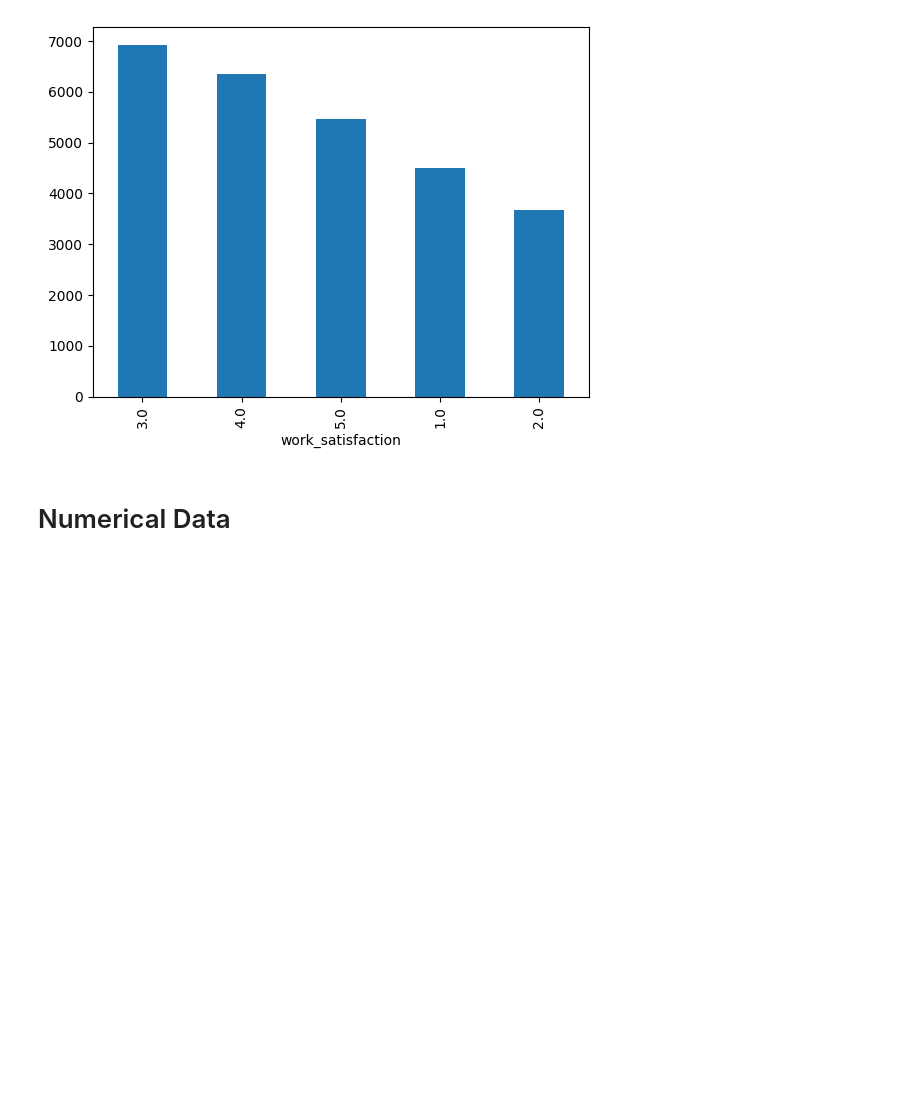
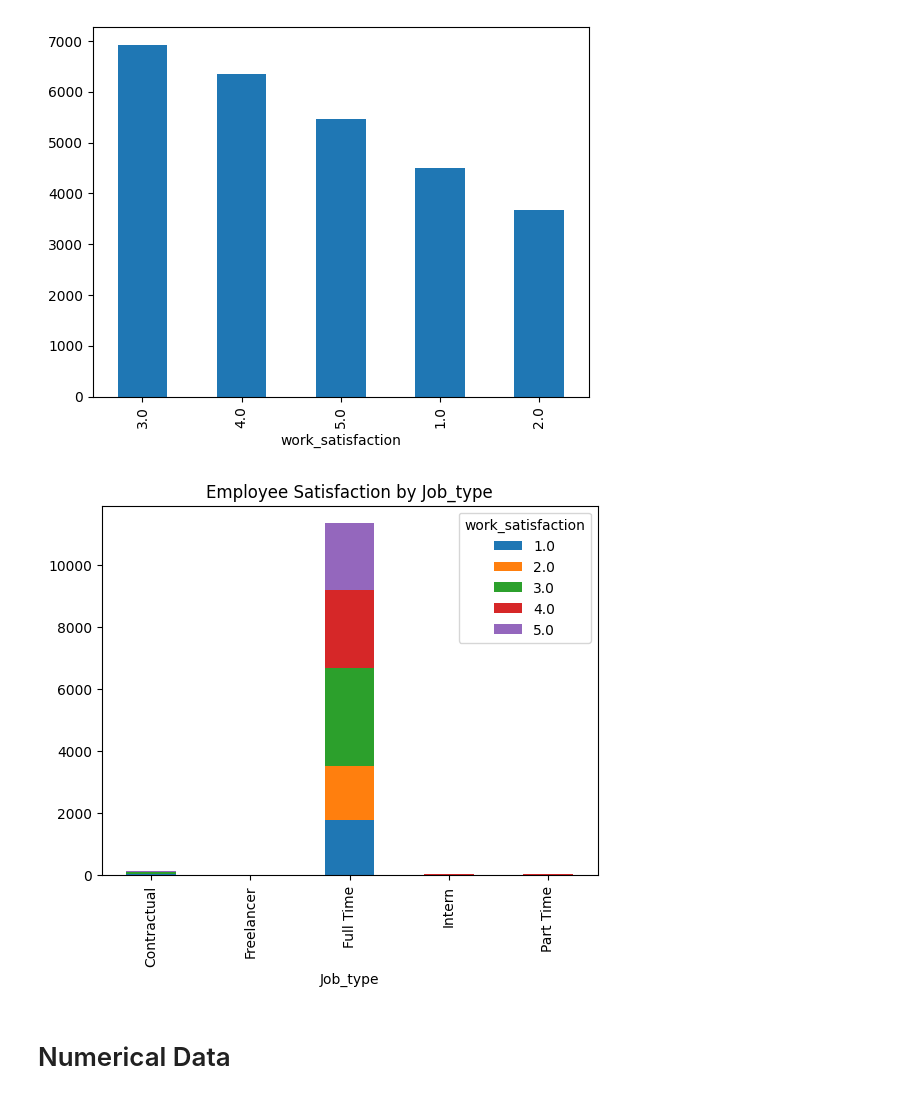
Before and after one commit to Soha85/Soha85, a Jupyter notebook: employees-satisfaction.ipynb, the cells around one changed output. Cells and saved outputs as stored; diff of their text form; code cells hidden in the pictures; blank space fills up the shorter version.

```diff
--- a/employees-satisfaction.ipynb
+++ b/employees-satisfaction.ipynb
@@ -107,3 +121,9 @@ df['work_satisfaction'].value_counts().plot.bar()
 # %% [output]
 <Axes: xlabel='work_satisfaction'>
 [figure]
+# %%
+pd.crosstab(df['Job_type'], df['work_satisfaction']).plot(kind='bar', stacked=True)
+plt.title('Employee Satisfaction by Job_type')
+plt.show()
+# %% [output]
+[figure, added]
```
Also changed, not shown: parts of 22 cells of this notebook.
